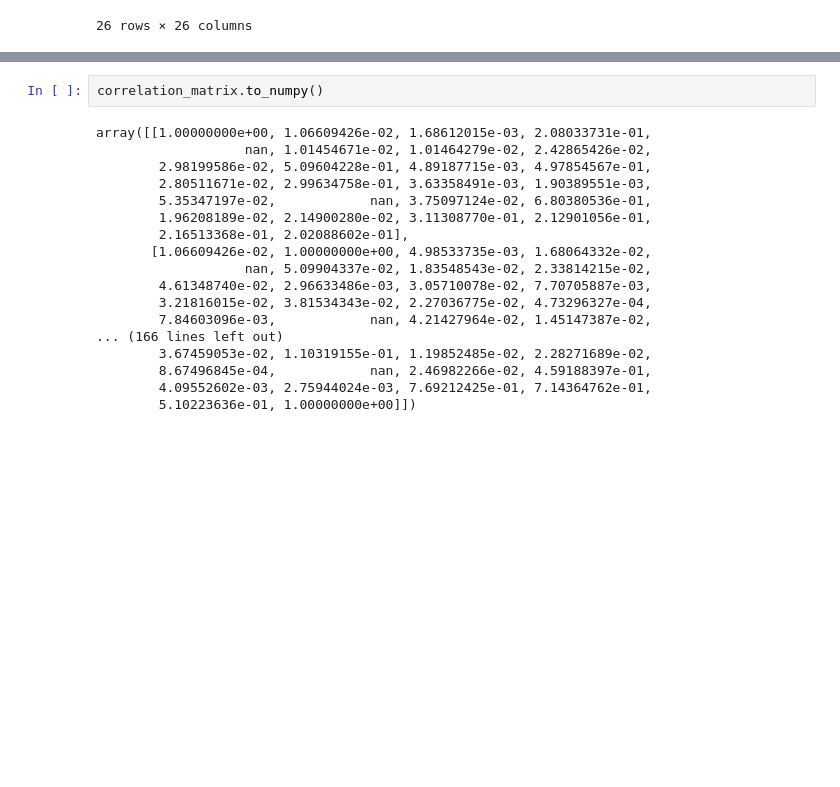
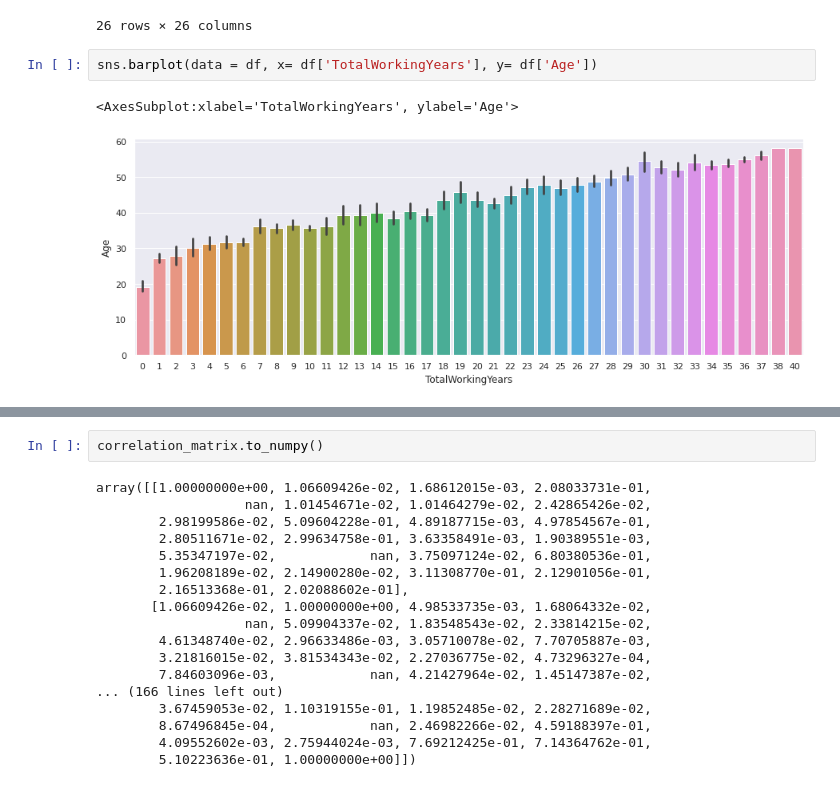
Before and after one commit to Bhawani-Rabisankar-Sahoo/HR_analysis, a Jupyter notebook: hr-analysis.ipynb, the cells around one changed output, grey strips where cells are left out. Cells and saved outputs as stored; diff of their text form; blank space fills up the shorter version.

```diff
--- a/hr-analysis.ipynb
+++ b/hr-analysis.ipynb
@@ -212,3 +236,8 @@ correlation_matrix
 | YearsSinceLastPromotion | 0.216513 | 0.033229 | 0.010029 | 0.054254 | NaN | 0.009019 | 0.016194 | ... |
 | YearsWithCurrManager | 0.202089 | 0.026363 | 0.014406 | 0.069065 | NaN | 0.009197 | 0.004999 | ... |
 26 rows × 26 columns
+# %%
+sns.barplot(data = df, x= df['TotalWorkingYears'], y= df['Age'])
+# %% [output]
+<AxesSubplot:xlabel='TotalWorkingYears', ylabel='Age'>
+[figure, added]
```
Also changed, not shown: parts of 13 cells of this notebook.
